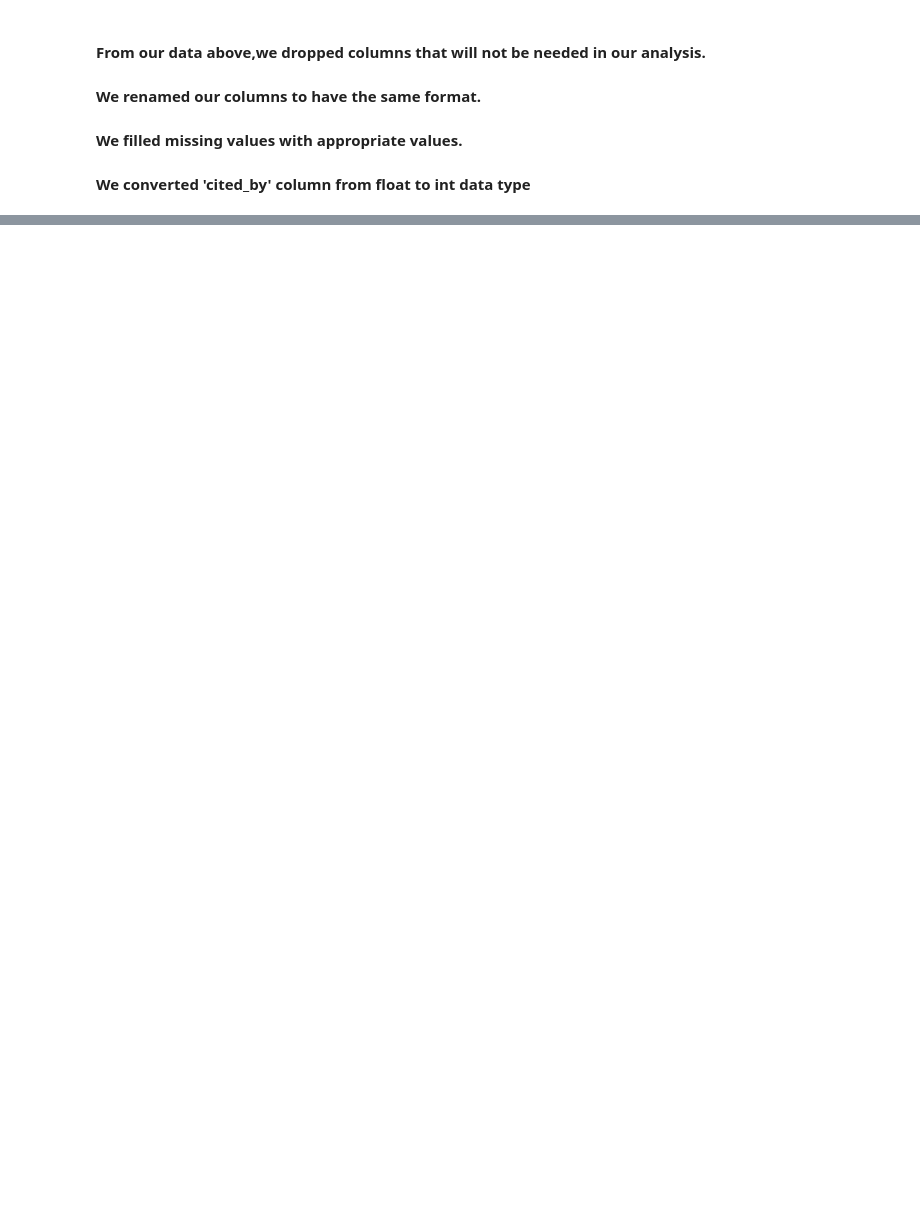
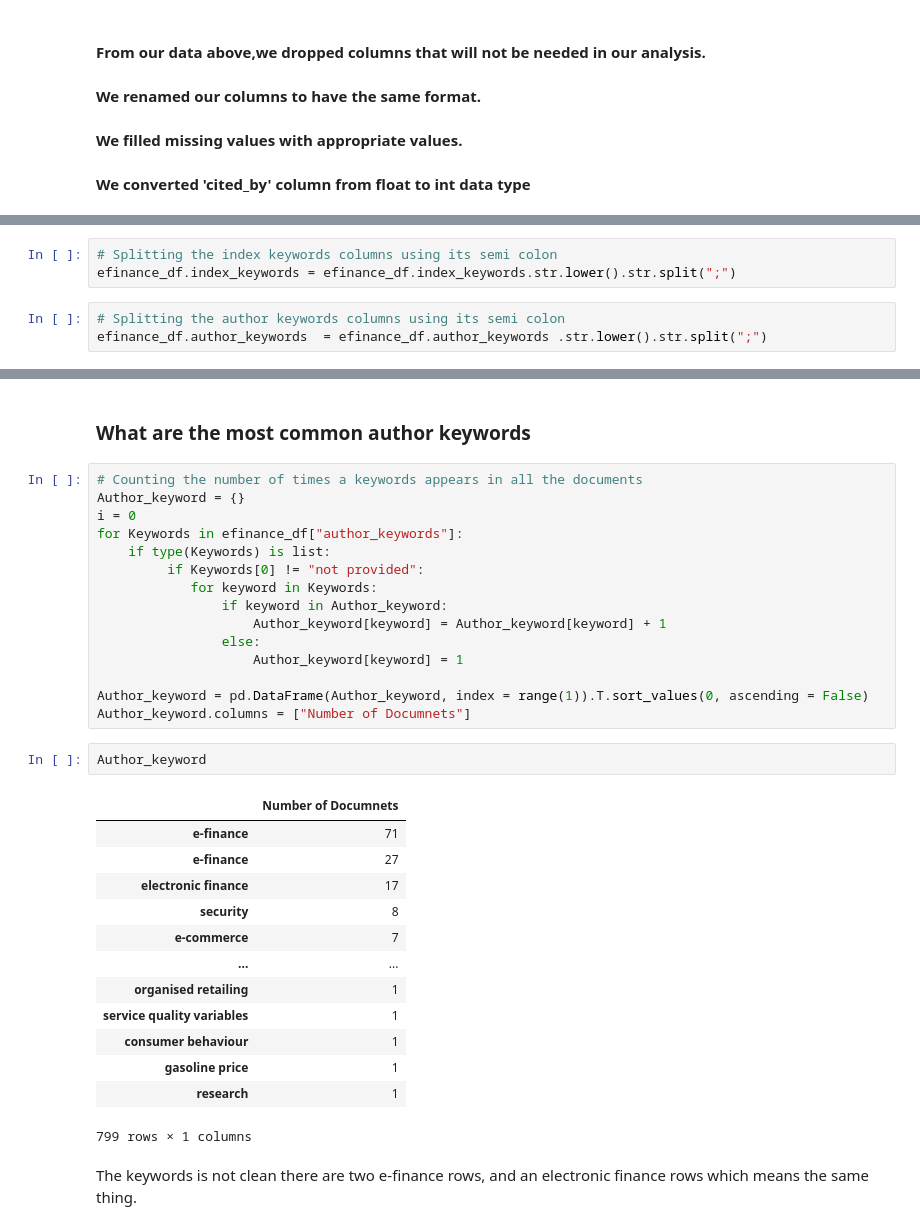
Before and after one commit to ArchaeonSeq/Theano_Premiere-_Project, a Jupyter notebook: e-finance_analysis.ipynb, the cells around one changed output, grey strips where cells are left out. Saved outputs shown, nothing was run; the diff lists cells and outputs as text; blank space fills up the shorter version.

```diff
--- a/e-finance_analysis.ipynb
+++ b/e-finance_analysis.ipynb
@@ -163,0 +213,6 @@ efinance_df.head()
+# %%
+# Splitting the index keywords columns using its semi colon
+efinance_df.index_keywords = efinance_df.index_keywords.str.lower().str.split(";")
+# %%
+# Splitting the author keywords columns using its semi colon
+efinance_df.author_keywords  = efinance_df.author_keywords .str.lower().str.split(";")
@@ -163,0 +225,36 @@ efinance_df.head()
+# %% [markdown]
+### What are the most common author keywords
+# %%
+# Counting the number of times a keywords appears in all the documents
+Author_keyword = {}
+i = 0
+for Keywords in efinance_df["author_keywords"]:
+    if type(Keywords) is list:
+         if Keywords[0] != "not provided":
+            for keyword in Keywords:
+                if keyword in Author_keyword:
+                    Author_keyword[keyword] = Author_keyword[keyword] + 1
+                else:
+                    Author_keyword[keyword] = 1
+
+Author_keyword = pd.DataFrame(Author_keyword, index = range(1)).T.sort_values(0, ascending = False)
+Author_keyword.columns = ["Number of Documnets"]
+# %%
+Author_keyword
+# %% [output]
+|  | Number of Documnets |
+| e-finance | 71 |
+| e-finance | 27 |
+| electronic finance | 17 |
+| security | 8 |
+| e-commerce | 7 |
+| ... | ... |
+| organised retailing | 1 |
+| service quality variables | 1 |
+| consumer behaviour | 1 |
+| gasoline price | 1 |
+| research | 1 |
+799 rows × 1 columns
+# %% [markdown]
+The keywords is not clean
+there are two e-finance rows, and an electronic finance rows which means the same thing.
```
Also changed, not shown: parts of 16 cells of this notebook.
